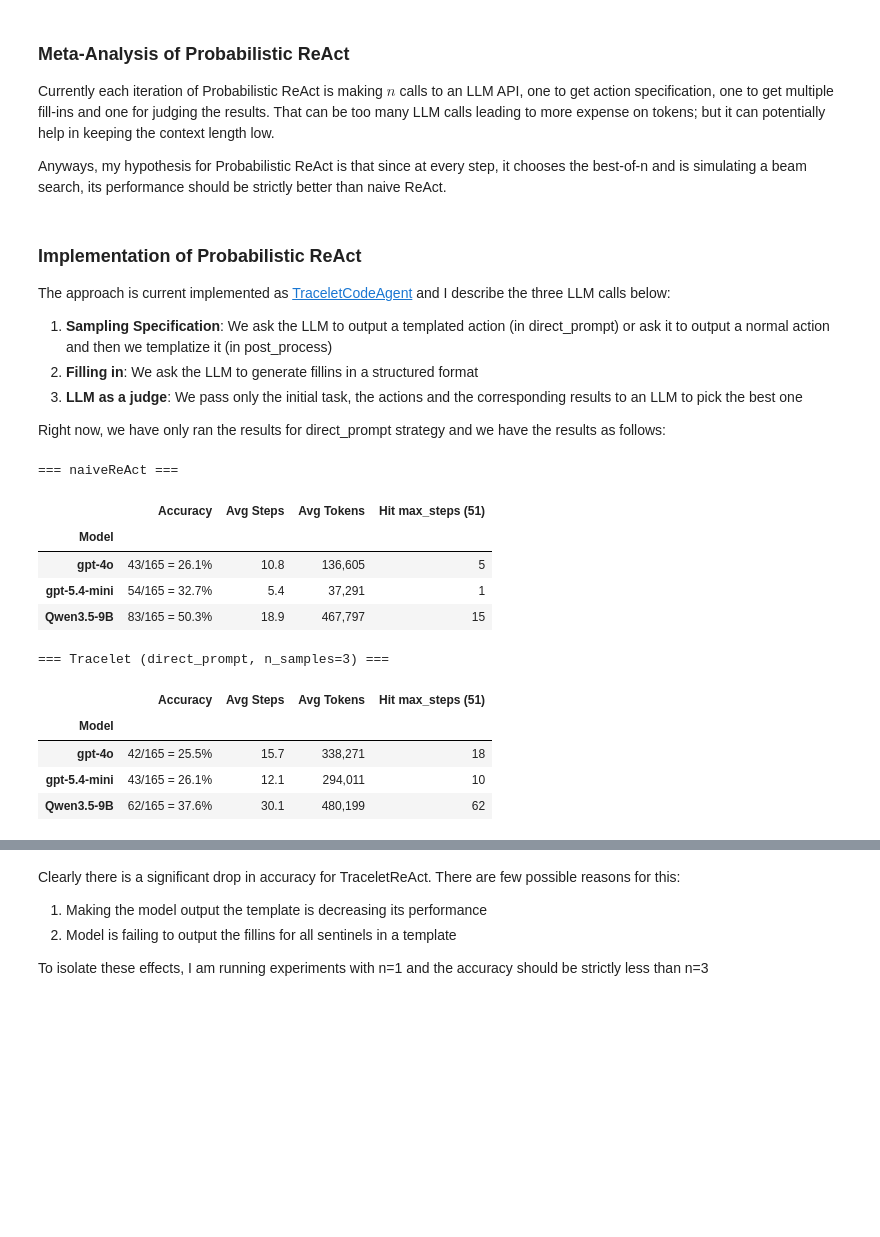
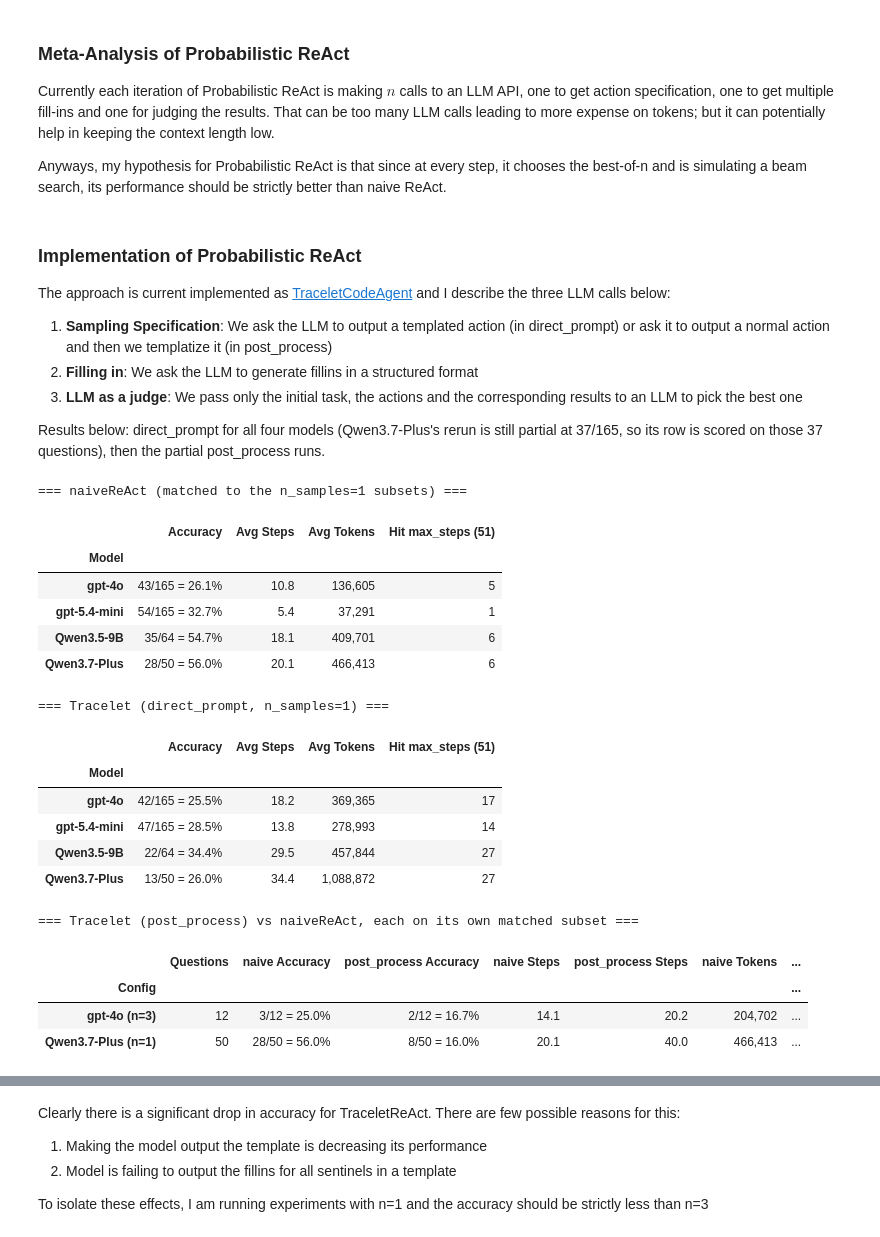
Before and after one commit to PoorvaGarg/smolagents, a Jupyter notebook: notes.ipynb, the cells around one changed output, grey strips where cells are left out. Cells and saved outputs as stored; diff of their text form; code cells hidden in the pictures; blank space fills up the shorter version.

```diff
--- a/notes.ipynb
+++ b/notes.ipynb
@@ -562,24 +562,25 @@ The approach is current implemented as [TraceletCodeAgent](src/smolagents/tracel
 2. **Filling in**: We ask the LLM to generate fillins in a structured format
 3. **LLM as a judge**: We pass only the initial task, the actions and the corresponding results to an LLM to pick the best one
 
-Right now, we have only ran the results for direct_prompt strategy and we have the results as follows:
+Results below: direct_prompt for all four models (Qwen3.7-Plus's rerun is still partial at 37/165, so its row is scored on those 37 questions), then the partial post_process runs.
 # %%
 NAIVE_DIRS = {
     "gpt-4o": MODEL_DIRS["gpt-4o"],
     "gpt-5.4-mini": MODEL_DIRS["gpt-5.4-mini"],
     "Qwen3.5-9B": MODEL_DIRS["Qwen3.5-9B"],
+    "Qwen3.7-Plus": BASELINE_DIR / "naive_react_Qwen" / "Qwen3.7-Plus_False",
 }
 TRACELET_DIRECT_DIRS = {
     "gpt-4o": BASELINE_DIR / "tracelet_direct_react_gpt-4o",
     "gpt-5.4-mini": BASELINE_DIR / "tracelet_direct_react_gpt-5.4-mini",
     "Qwen3.5-9B": BASELINE_DIR / "tracelet_direct_react_Qwen" / "Qwen3.5-9B",
+    "Qwen3.7-Plus": BASELINE_DIR / "tracelet_direct_react_Qwen" / "Qwen3.7-Plus",
 }
 
 # Unlike summarize_results (which reads every *.pkl in a dir), this reads a fixed range of
 # indices so two runs at different stages of completion can be compared on the exact same
-# subset of questions. All three Tracelet (direct_prompt, n_samples=3) sweeps below are
-# fully done (165/165); Qwen3.7-Plus isn't included yet -- its first attempt failed
-# entirely (see below) and its rerun is still catching up.
+# subset of questions -- Qwen3.7-Plus's rerun is only at 37/165, so its row compares against
+# naiveReAct on those same first 37 questions while the other three compare on all 165.
 def summarize_first_n(pkl_dir: Path, n: int) -> dict:
     records = []
     for i in range(n):
@@ -595,40 +596,87 @@ def summarize_first_n(pkl_dir: Path, n: int) -> dict:
         "max_steps_hits": sum(1 for r in records if r.get("num_steps", 0) >= 51),
     }
 
 
 def build_table(dirs: dict, n_common_by_model: dict) -> pd.DataFrame:
     rows = []
     for model_name, pkl_dir in dirs.items():
         stats = summarize_first_n(pkl_dir, n_common_by_model[model_name])
         rows.append({
             "Model": model_name,
             "Accuracy": f"{stats['correct']}/{stats['n']} = {stats['accuracy']:.1%}",
             "Avg Steps": f"{stats['avg_steps']:.1f}",
             "Avg Tokens": f"{stats['avg_tokens']:,.0f}",
             "Hit max_steps (51)": stats["max_steps_hits"],
         })
     return pd.DataFrame(rows).set_index("Model")
 
 
 # Same subset of questions for both tables per model, in case the Tracelet sweep for a
 # given model isn't fully caught up yet.
 n_common_by_model = {m: len(list(d.glob("*.pkl"))) for m, d in TRACELET_DIRECT_DIRS.items()}
 
-print("=== naiveReAct ===")
-display(build_table(NAIVE_DIRS, n_common_by_model))
+# The n_samples=1 ablation is at a different stage of completion per model, so it gets its own
+# subset sizes and its own matched naiveReAct table rather than reusing n_common_by_model above.
+TRACELET_DIRECT_N1_DIRS = {
+    "gpt-4o": BASELINE_DIR / "tracelet_direct_n1_react_gpt-4o",
+    "gpt-5.4-mini": BASELINE_DIR / "tracelet_direct_n1_react_gpt-5.4-mini",
+    "Qwen3.5-9B": BASELINE_DIR / "tracelet_direct_n1_react_Qwen" / "Qwen3.5-9B",
+    "Qwen3.7-Plus": BASELINE_DIR / "tracelet_direct_n1_react_Qwen" / "Qwen3.7-Plus",
+}
+n1_common_by_model = {m: len(list(d.glob("*.pkl"))) for m, d in TRACELET_DIRECT_N1_DIRS.items()}
 
-print("=== Tracelet (direct_prompt, n_samples=3) ===")
-display(build_table(TRACELET_DIRECT_DIRS, n_common_by_model))
+print("=== naiveReAct (matched to the n_samples=1 subsets) ===")
+display(build_table(NAIVE_DIRS, n1_common_by_model))
+
+print("=== Tracelet (direct_prompt, n_samples=1) ===")
+display(build_table(TRACELET_DIRECT_N1_DIRS, n1_common_by_model))
+
+# post_process coverage is partial and heterogeneous -- gpt-4o's sweep stopped at 12 questions, and the
+# only other post_process run is Qwen3.7-Plus at n_samples=1 -- so each is paired with its own naiveReAct
+# baseline over its own matched subset rather than dropped into the table above.
+TRACELET_POSTPROCESS_RUNS = {
+    "gpt-4o (n=3)": (BASELINE_DIR / "tracelet_react_gpt-4o", MODEL_DIRS["gpt-4o"]),
+    "Qwen3.7-Plus (n=1)": (
+        BASELINE_DIR / "tracelet_postprocess_n1_react_Qwen" / "Qwen3.7-Plus",
+        BASELINE_DIR / "naive_react_Qwen" / "Qwen3.7-Plus_False",
+    ),
+}
+
+postprocess_rows = []
+for label, (pp_dir, naive_dir) in TRACELET_POSTPROCESS_RUNS.items():
+    n = len(list(pp_dir.glob("*.pkl")))
+    pp, naive = summarize_first_n(pp_dir, n), summarize_first_n(naive_dir, n)
+    postprocess_rows.append({
+        "Config": label,
+        "Questions": n,
+        "naive Accuracy": f"{naive['correct']}/{n} = {naive['accuracy']:.1%}",
+        "post_process Accuracy": f"{pp['correct']}/{n} = {pp['accuracy']:.1%}",
+        "naive Steps": f"{naive['avg_steps']:.1f}",
+        "post_process Steps": f"{pp['avg_steps']:.1f}",
+        "naive Tokens": f"{naive['avg_tokens']:,.0f}",
+        "post_process Tokens": f"{pp['avg_tokens']:,.0f}",
+        "post_process hit max_steps": pp["max_steps_hits"],
+    })
+
+print("\n=== Tracelet (post_process) vs naiveReAct, each on its own matched subset ===")
+display(pd.DataFrame(postprocess_rows).set_index("Config"))
 # %% [output]
-=== naiveReAct ===
+=== naiveReAct (matched to the n_samples=1 subsets) ===
 |  | Accuracy | Avg Steps | Avg Tokens | Hit max_steps (51) |
 | Model |  |  |  |  |
 | gpt-4o | 43/165 = 26.1% | 10.8 | 136,605 | 5 |
 | gpt-5.4-mini | 54/165 = 32.7% | 5.4 | 37,291 | 1 |
-| Qwen3.5-9B | 83/165 = 50.3% | 18.9 | 467,797 | 15 |
+| Qwen3.5-9B | 35/64 = 54.7% | 18.1 | 409,701 | 6 |
+| Qwen3.7-Plus | 28/50 = 56.0% | 20.1 | 466,413 | 6 |
-=== Tracelet (direct_prompt, n_samples=3) ===
+=== Tracelet (direct_prompt, n_samples=1) ===
 |  | Accuracy | Avg Steps | Avg Tokens | Hit max_steps (51) |
 | Model |  |  |  |  |
-| gpt-4o | 42/165 = 25.5% | 15.7 | 338,271 | 18 |
-| gpt-5.4-mini | 43/165 = 26.1% | 12.1 | 294,011 | 10 |
-| Qwen3.5-9B | 62/165 = 37.6% | 30.1 | 480,199 | 62 |
+| gpt-4o | 42/165 = 25.5% | 18.2 | 369,365 | 17 |
+| gpt-5.4-mini | 47/165 = 28.5% | 13.8 | 278,993 | 14 |
+| Qwen3.5-9B | 22/64 = 34.4% | 29.5 | 457,844 | 27 |
+| Qwen3.7-Plus | 13/50 = 26.0% | 34.4 | 1,088,872 | 27 |
+=== Tracelet (post_process) vs naiveReAct, each on its own matched subset ===
+|  | Questions | naive Accuracy | post_process Accuracy | naive Steps | post_process Steps | naive Tokens | ... |
+| Config |  |  |  |  |  |  | ... |
+| gpt-4o (n=3) | 12 | 3/12 = 25.0% | 2/12 = 16.7% | 14.1 | 20.2 | 204,702 | ... |
+| Qwen3.7-Plus (n=1) | 50 | 28/50 = 56.0% | 8/50 = 16.0% | 20.1 | 40.0 | 466,413 | ... |
```
Also changed, not shown: parts of 2 cells of this notebook, 7 other files.
